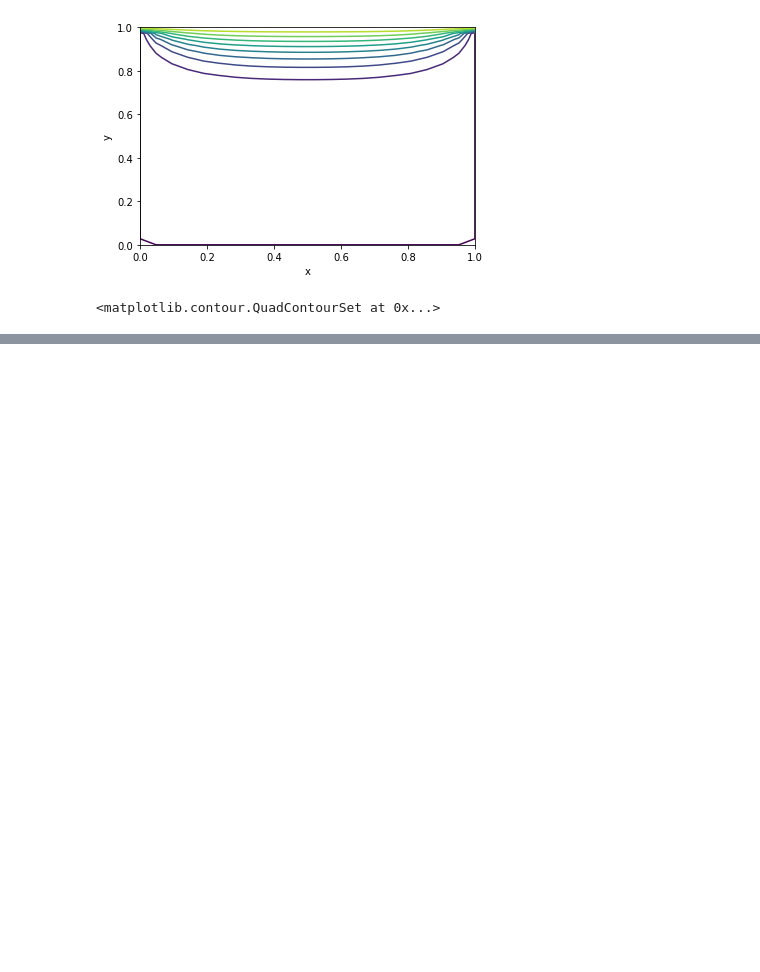
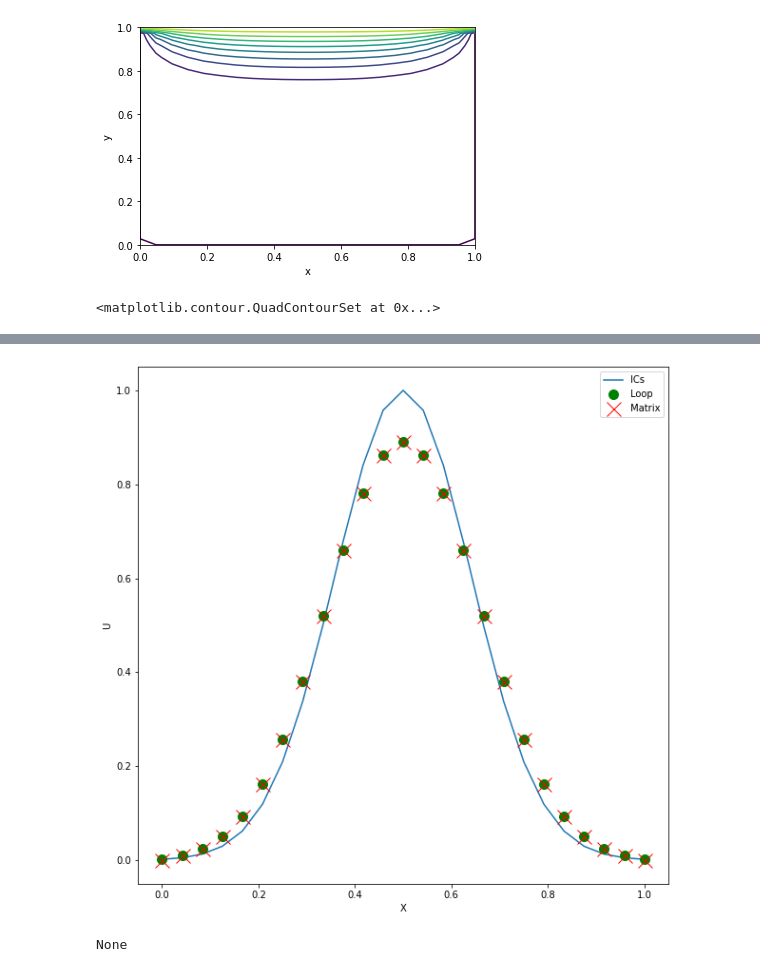
Before and after one commit to CuriousBias/notes, a Jupyter notebook: PartialDifferential.ipynb, the cells around one changed output, grey strips where cells are left out. Drawn from its saved outputs; the diff is of its cells as text; code cells hidden in the pictures; blank space fills up the shorter version.

```diff
--- a/PartialDifferential.ipynb
+++ b/PartialDifferential.ipynb
@@ -140,0 +247,35 @@ b is matrix of non-homogeneous boundary values
+# %%
+import numpy as np
+import matplotlib.pyplot as plt
+import scipy.linalg as LA
+from scipy.sparse import diags
+np.set_printoptions(precision=2)
+from simple_plot import *
+
+xmin, xmax, nx = 0, 1, 25
+x = np.linspace(xmin, xmax,nx) #compute the coordinates of the grid points
+dx = (xmax-xmin)/(nx-1) #spacing between grid points
+tmin, tmax, nt = 0, 0.02, 10
+t = np.linspace(tmin, tmax, nt)
+dt = (tmax-tmin)/(nt-1) #time step
+u = np.zeros([nt,nx]) #initialize array of zeros to store u(x,t)
+ICs = np.exp(-((x-0.5)/0.2)**2) #Gaussian initial conditions
+u[0] = ICs
+
+#check that loop and array implementations agree
+u = forward_euler_heatstep(ICs, dx, dt)
+v = forward_euler_matrix_heatstep(ICs, dx, dt)
+
+plt.figure(figsize=(10,10))
+plt.plot(x,ICs.T, label="ICs")
+plt.plot(x,u.T,'go', ms=10, label="Loop")
+plt.plot(x,v.T,'rx', ms=15,  label="Matrix")
+plt.xlabel("X")
+plt.ylabel("U")
+plt.legend()
+display(plt.show())
+
+# This prints temp distribution after tmax = .02 (calculated after 10 steps)
+# %% [output]
+[figure, added]
+None
```
Also changed, not shown: parts of 8 cells of this notebook, 1 other file.
